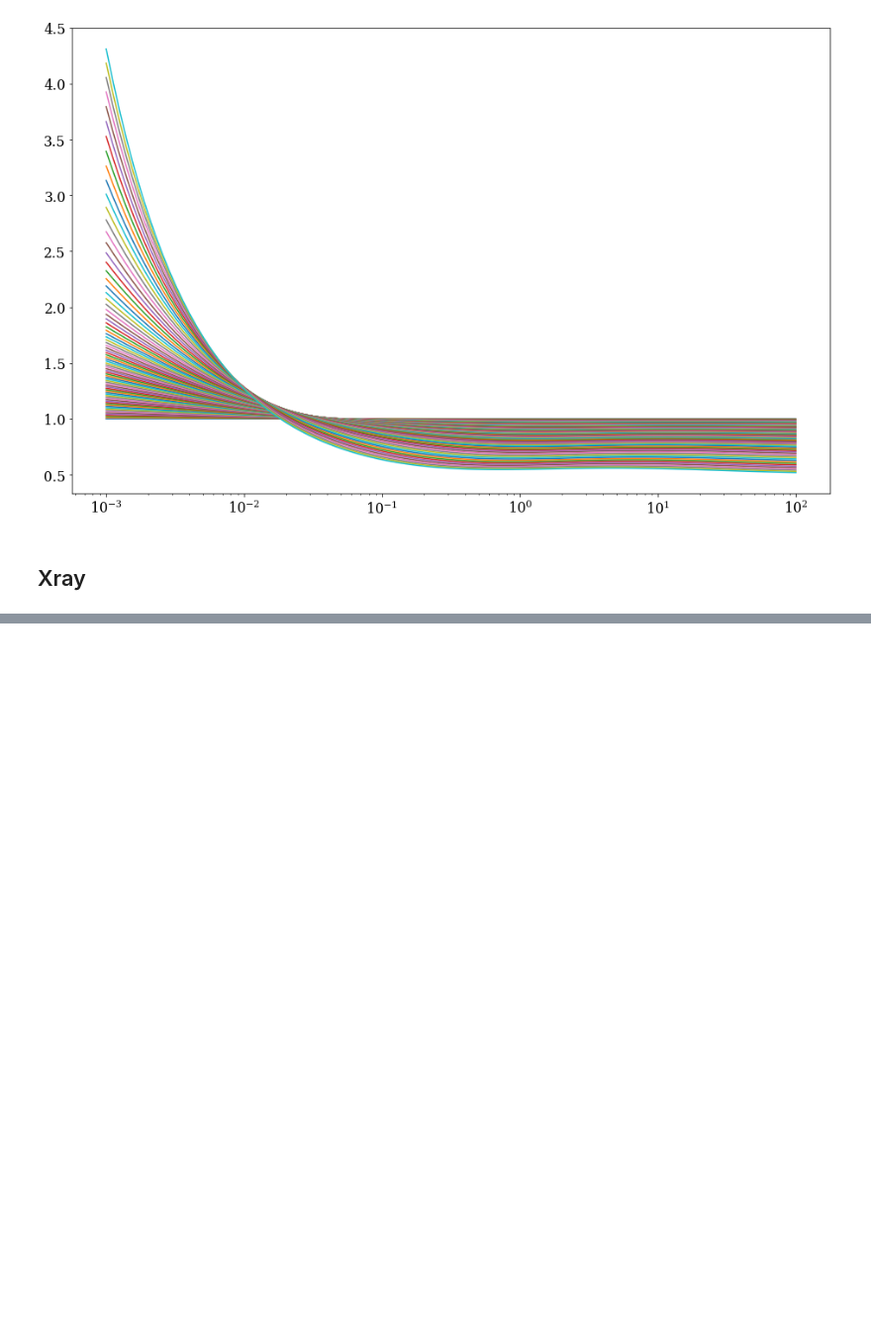
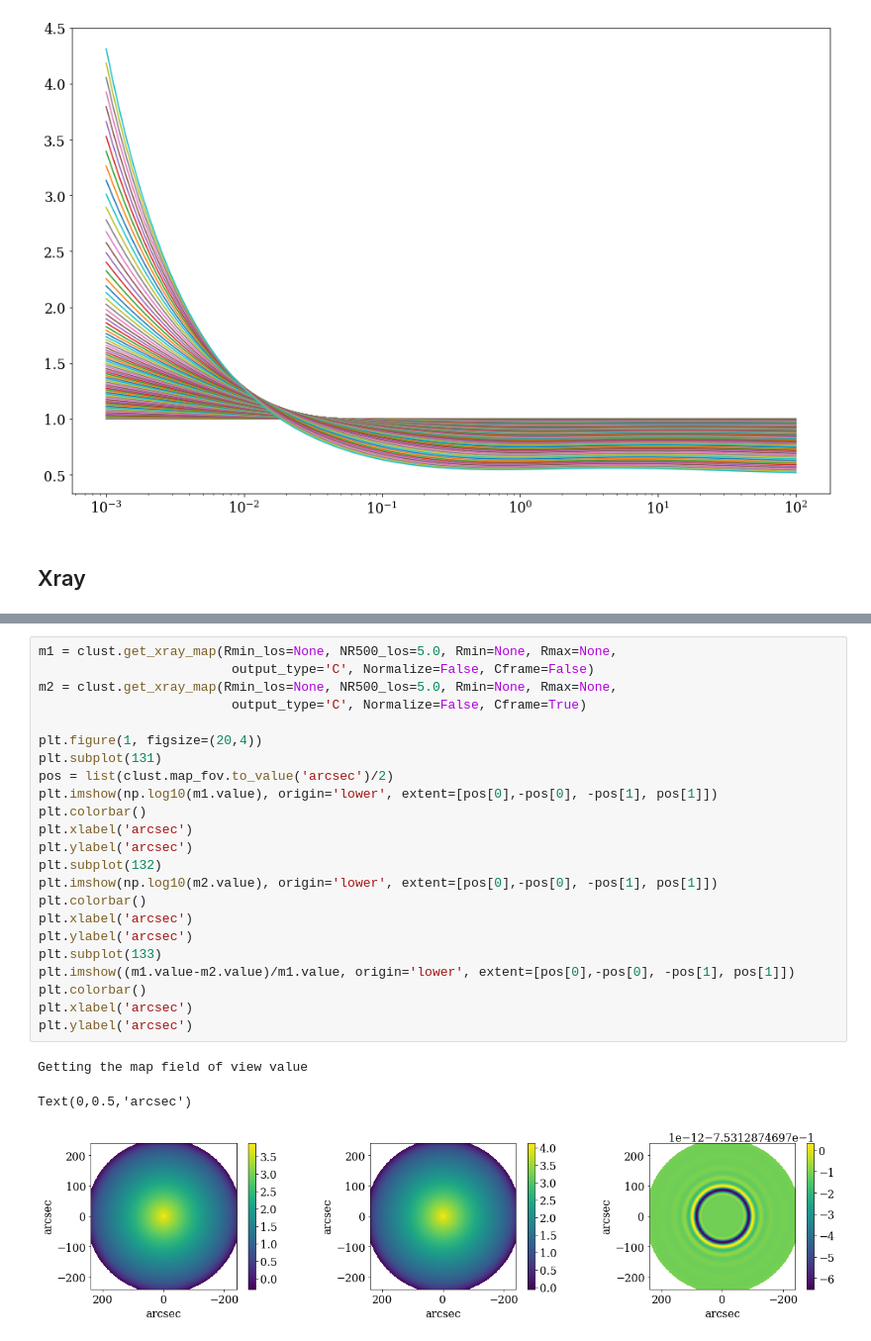
Before and after one commit to renlliang3/ClusterModel, a Jupyter notebook: notebook/model_test_cluster_frame.ipynb, the cells around one changed output, grey strips where cells are left out. Shown at 99% size. Cells and saved outputs as stored; diff of their text form; blank space fills up the shorter version.

```diff
--- a/notebook/model_dev_parameters.ipynb
+++ b/notebook/model_test_cluster_frame.ipynb
@@ -421,0 +455,27 @@ plt.legend()
+# %%
+m1 = clust.get_xray_map(Rmin_los=None, NR500_los=5.0, Rmin=None, Rmax=None,
+                         output_type='C', Normalize=False, Cframe=False)
+m2 = clust.get_xray_map(Rmin_los=None, NR500_los=5.0, Rmin=None, Rmax=None,
+                         output_type='C', Normalize=False, Cframe=True)
+
+plt.figure(1, figsize=(20,4))
+plt.subplot(131)
+pos = list(clust.map_fov.to_value('arcsec')/2)
+plt.imshow(np.log10(m1.value), origin='lower', extent=[pos[0],-pos[0], -pos[1], pos[1]])
+plt.colorbar()
+plt.xlabel('arcsec')
+plt.ylabel('arcsec')
+plt.subplot(132)
+plt.imshow(np.log10(m2.value), origin='lower', extent=[pos[0],-pos[0], -pos[1], pos[1]])
+plt.colorbar()
+plt.xlabel('arcsec')
+plt.ylabel('arcsec')
+plt.subplot(133)
+plt.imshow((m1.value-m2.value)/m1.value, origin='lower', extent=[pos[0],-pos[0], -pos[1], pos[1]])
+plt.colorbar()
+plt.xlabel('arcsec')
+plt.ylabel('arcsec')
+# %% [output]
+Getting the map field of view value
+Text(0,0.5,'arcsec')
+[figure, added]
```
Also changed, not shown: parts of 6 cells of this notebook.
